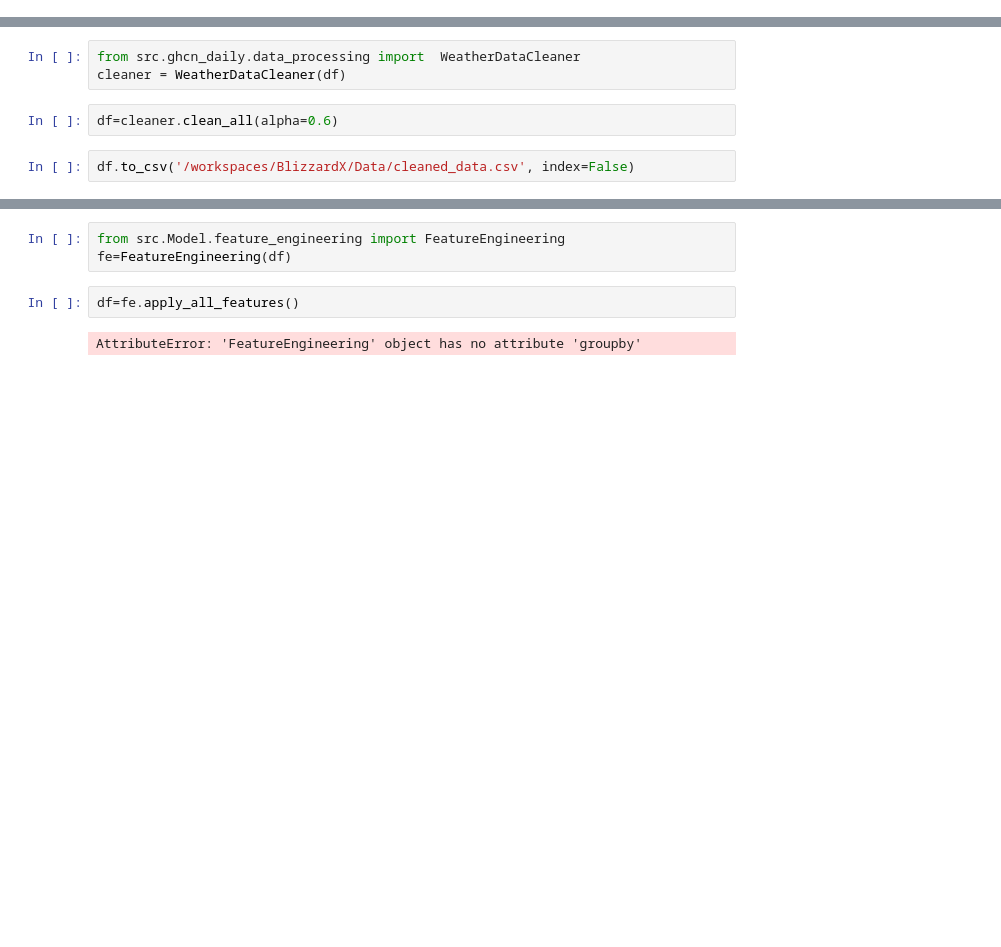
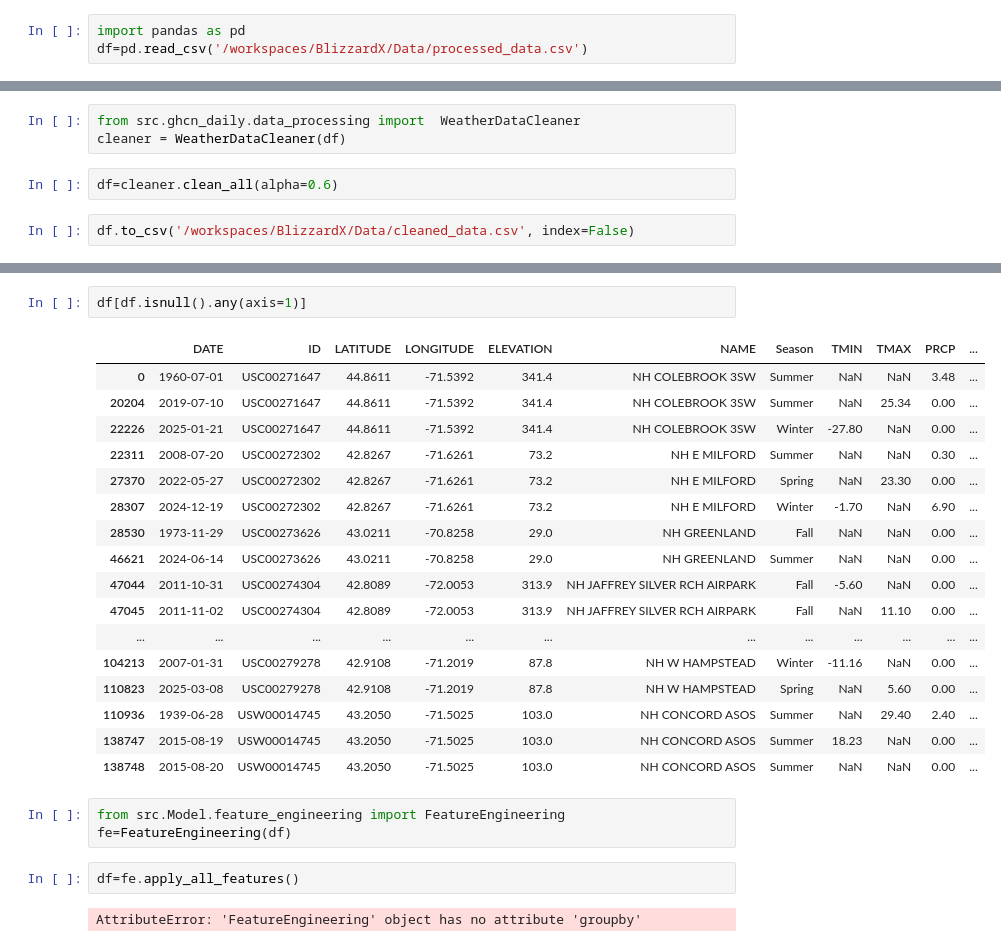
Before and after one commit to loki-k4/BlizzardX, a Jupyter notebook: Notebooks/test.ipynb, the cells around one changed output, grey strips where cells are left out. Drawn from its saved outputs; the diff is of its cells as text; blank space fills up the shorter version.

```diff
--- a/Notebooks/test.ipynb
+++ b/Notebooks/test.ipynb
@@ -52,3 +65,6 @@ df = pd.merge(df, stations, on='ID', how='left')
 df = df[['DATE','ID', 'LATITUDE', 'LONGITUDE', 'ELEVATION', 'NAME', 'Season', 'TMIN', 'TMAX', 'PRCP', 'SNOW', 'SNWD']]
 # %%
 df.to_csv('/workspaces/BlizzardX/Data/processed_data.csv', index=False)
+# %%
+import pandas as pd
+df=pd.read_csv('/workspaces/BlizzardX/Data/processed_data.csv')
@@ -62,3 +110,23 @@ df.to_csv('/workspaces/BlizzardX/Data/cleaned_data.csv', index=False)
+# %%
+df[df.isnull().any(axis=1)]
+# %% [output]
+|  | DATE | ID | LATITUDE | LONGITUDE | ELEVATION | NAME | Season | TMIN | TMAX | PRCP | ... |
+| 0 | 1960-07-01 | USC00271647 | 44.8611 | -71.5392 | 341.4 | NH COLEBROOK 3SW | Summer | NaN | NaN | 3.48 | ... |
+| 20204 | 2019-07-10 | USC00271647 | 44.8611 | -71.5392 | 341.4 | NH COLEBROOK 3SW | Summer | NaN | 25.34 | 0.00 | ... |
+| 22226 | 2025-01-21 | USC00271647 | 44.8611 | -71.5392 | 341.4 | NH COLEBROOK 3SW | Winter | -27.80 | NaN | 0.00 | ... |
+| 22311 | 2008-07-20 | USC00272302 | 42.8267 | -71.6261 | 73.2 | NH E MILFORD | Summer | NaN | NaN | 0.30 | ... |
+| 27370 | 2022-05-27 | USC00272302 | 42.8267 | -71.6261 | 73.2 | NH E MILFORD | Spring | NaN | 23.30 | 0.00 | ... |
+| 28307 | 2024-12-19 | USC00272302 | 42.8267 | -71.6261 | 73.2 | NH E MILFORD | Winter | -1.70 | NaN | 6.90 | ... |
+| 28530 | 1973-11-29 | USC00273626 | 43.0211 | -70.8258 | 29.0 | NH GREENLAND | Fall | NaN | NaN | 0.00 | ... |
+| 46621 | 2024-06-14 | USC00273626 | 43.0211 | -70.8258 | 29.0 | NH GREENLAND | Summer | NaN | NaN | 0.00 | ... |
+| 47044 | 2011-10-31 | USC00274304 | 42.8089 | -72.0053 | 313.9 | NH JAFFREY SILVER RCH AIRPARK | Fall | -5.60 | NaN | 0.00 | ... |
+| 47045 | 2011-11-02 | USC00274304 | 42.8089 | -72.0053 | 313.9 | NH JAFFREY SILVER RCH AIRPARK | Fall | NaN | 11.10 | 0.00 | ... |
+| ... | ... | ... | ... | ... | ... | ... | ... | ... | ... | ... | ... |
+| 104213 | 2007-01-31 | USC00279278 | 42.9108 | -71.2019 | 87.8 | NH W HAMPSTEAD | Winter | -11.16 | NaN | 0.00 | ... |
+| 110823 | 2025-03-08 | USC00279278 | 42.9108 | -71.2019 | 87.8 | NH W HAMPSTEAD | Spring | NaN | 5.60 | 0.00 | ... |
+| 110936 | 1939-06-28 | USW00014745 | 43.2050 | -71.5025 | 103.0 | NH CONCORD ASOS | Summer | NaN | 29.40 | 2.40 | ... |
+| 138747 | 2015-08-19 | USW00014745 | 43.2050 | -71.5025 | 103.0 | NH CONCORD ASOS | Summer | 18.23 | NaN | 0.00 | ... |
+| 138748 | 2015-08-20 | USW00014745 | 43.2050 | -71.5025 | 103.0 | NH CONCORD ASOS | Summer | NaN | NaN | 0.00 | ... |
 # %%
 from src.Model.feature_engineering import FeatureEngineering
 fe=FeatureEngineering(df)
```
Also changed, not shown: parts of 7 cells of this notebook, 19 other files.
